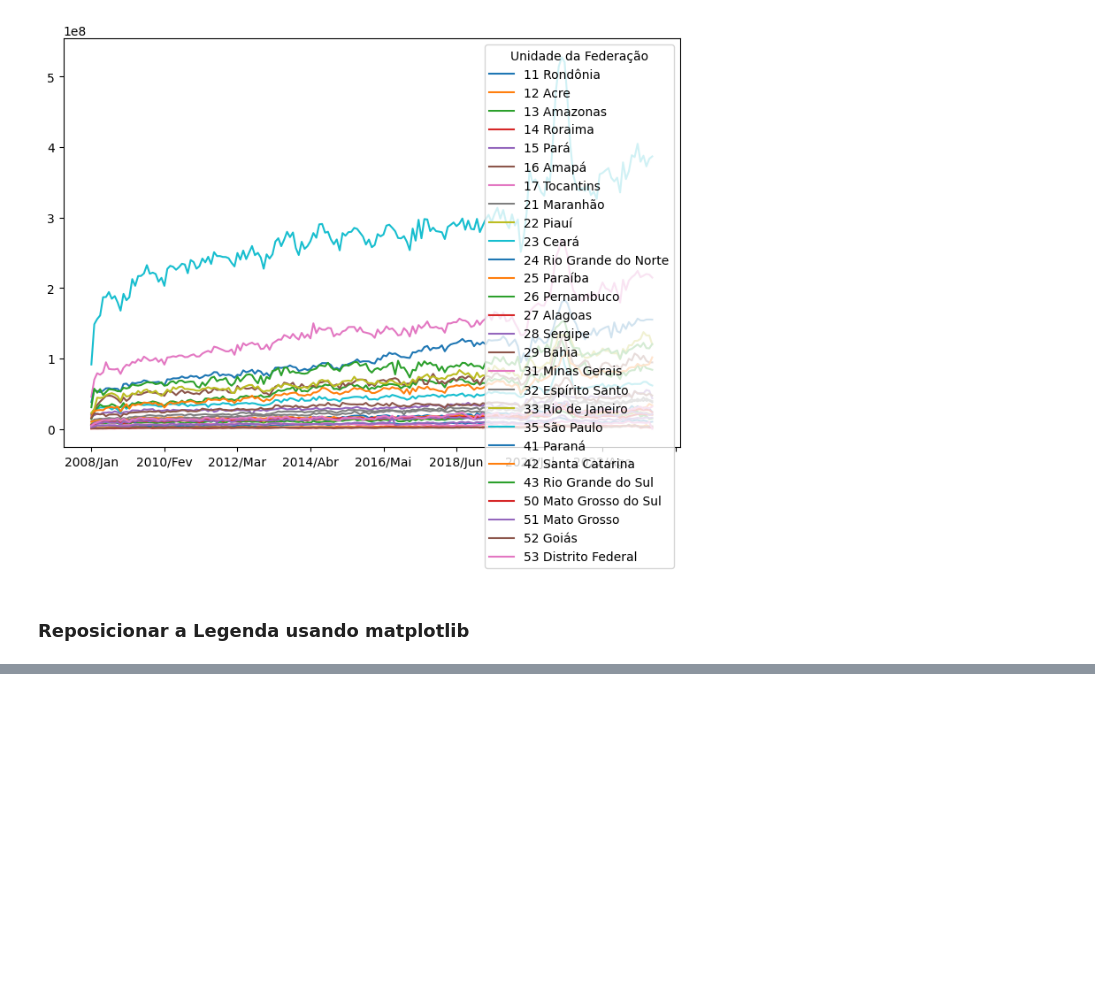
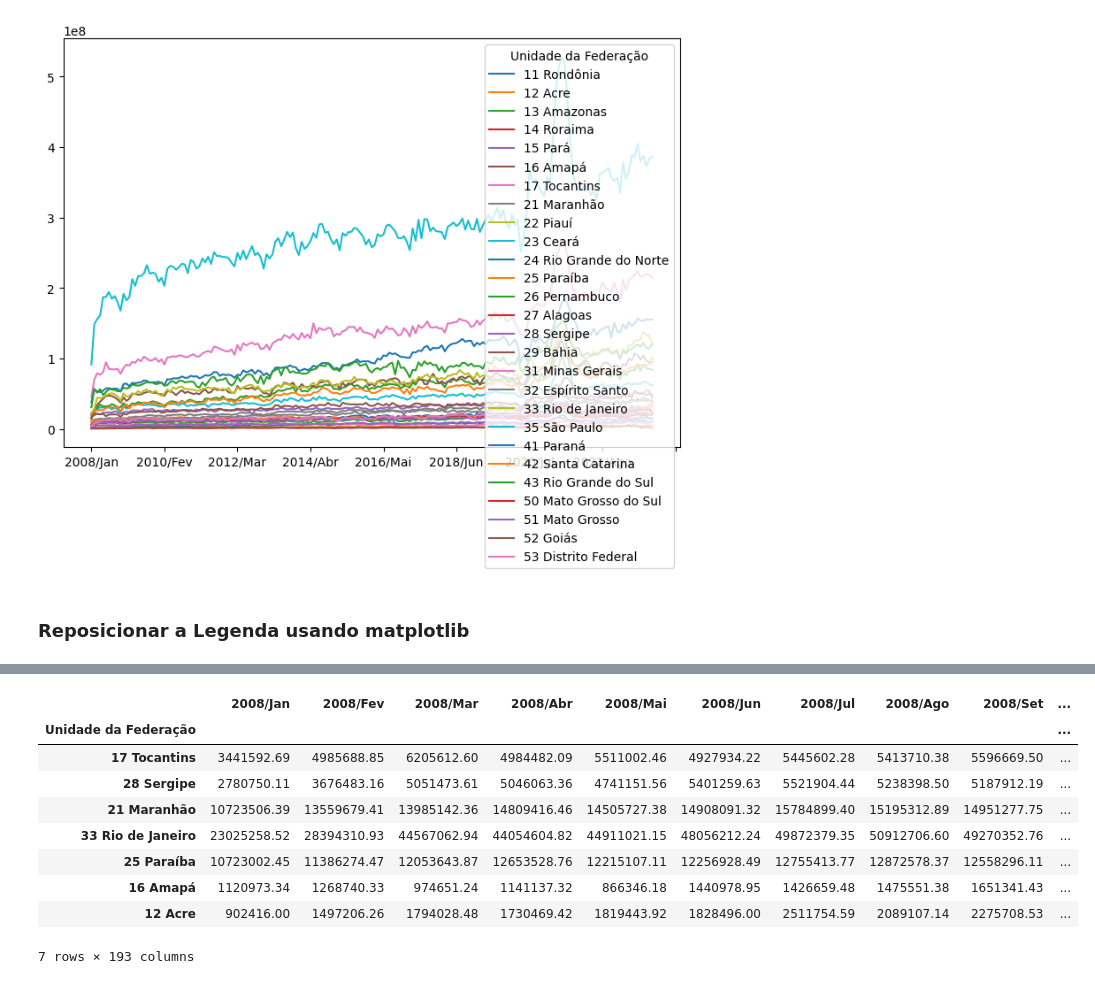
Before and after one commit to IagoCoelho/AnaliseExploratoria-PosTech, a Jupyter notebook: ProducaoHospitalar.ipynb, the cells around one changed output, grey strips where cells are left out. Drawn from its saved outputs; the diff is of its cells as text; code cells hidden in the pictures; blank space fills up the shorter version.

```diff
--- a/ProducaoHospitalar.ipynb
+++ b/ProducaoHospitalar.ipynb
@@ -341,0 +374,13 @@ dados_usaveis.T.plot(figsize=(9,6))
+# %%
+dados_usaveis.sample(n=7)#sample ira trazer sempre uma amostra aleatoria
+# %% [output]
+|  | 2008/Jan | 2008/Fev | 2008/Mar | 2008/Abr | 2008/Mai | 2008/Jun | 2008/Jul | 2008/Ago | 2008/Set | ... |
+| Unidade da Federação |  |  |  |  |  |  |  |  |  | ... |
+| 17 Tocantins | 3441592.69 | 4985688.85 | 6205612.60 | 4984482.09 | 5511002.46 | 4927934.22 | 5445602.28 | 5413710.38 | 5596669.50 | ... |
+| 28 Sergipe | 2780750.11 | 3676483.16 | 5051473.61 | 5046063.36 | 4741151.56 | 5401259.63 | 5521904.44 | 5238398.50 | 5187912.19 | ... |
+| 21 Maranhão | 10723506.39 | 13559679.41 | 13985142.36 | 14809416.46 | 14505727.38 | 14908091.32 | 15784899.40 | 15195312.89 | 14951277.75 | ... |
+| 33 Rio de Janeiro | 23025258.52 | 28394310.93 | 44567062.94 | 44054604.82 | 44911021.15 | 48056212.24 | 49872379.35 | 50912706.60 | 49270352.76 | ... |
+| 25 Paraíba | 10723002.45 | 11386274.47 | 12053643.87 | 12653528.76 | 12215107.11 | 12256928.49 | 12755413.77 | 12872578.37 | 12558296.11 | ... |
+| 16 Amapá | 1120973.34 | 1268740.33 | 974651.24 | 1141137.32 | 866346.18 | 1440978.95 | 1426659.48 | 1475551.38 | 1651341.43 | ... |
+| 12 Acre | 902416.00 | 1497206.26 | 1794028.48 | 1730469.42 | 1819443.92 | 1828496.00 | 2511754.59 | 2089107.14 | 2275708.53 | ... |
+7 rows × 193 columns
```
Also changed, not shown: parts of 6 cells of this notebook.
